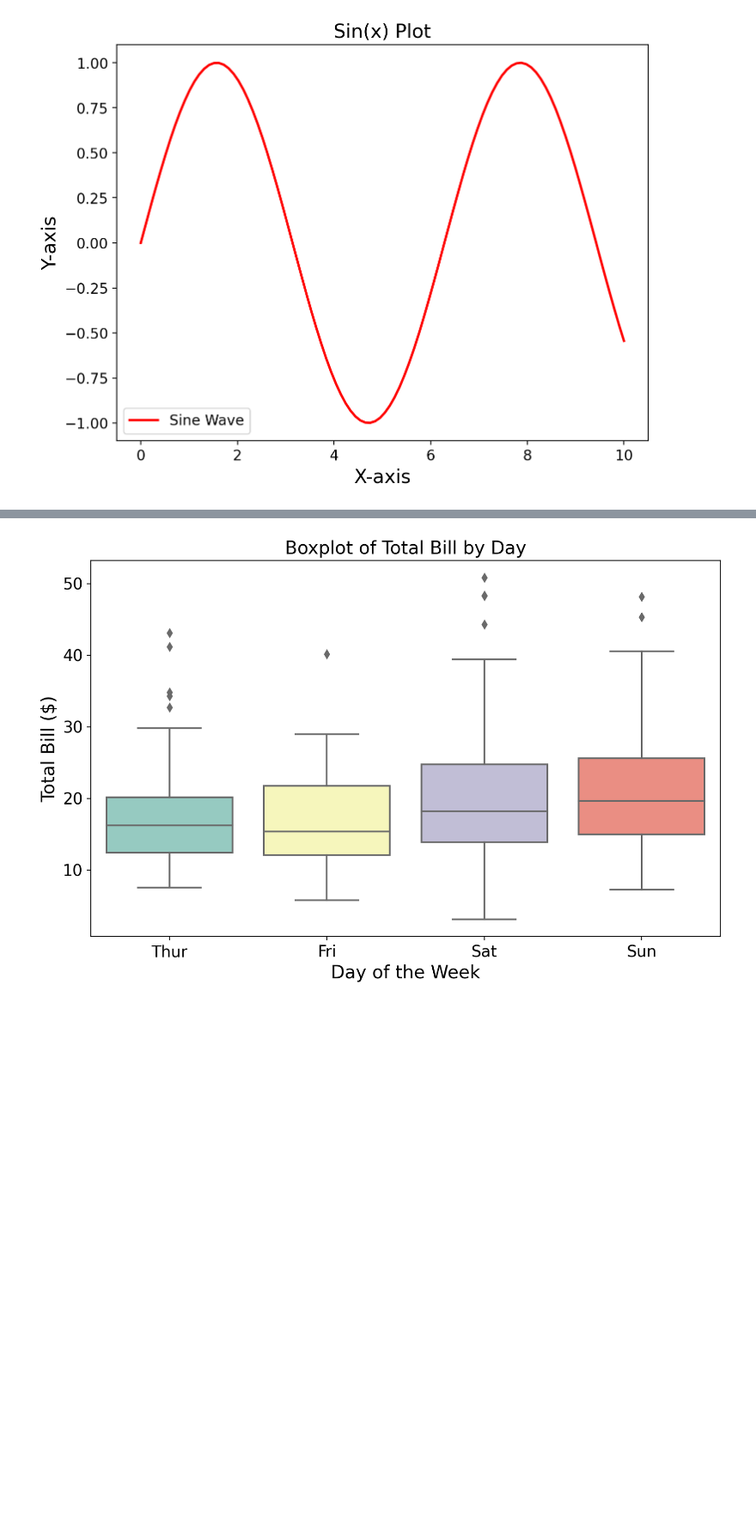
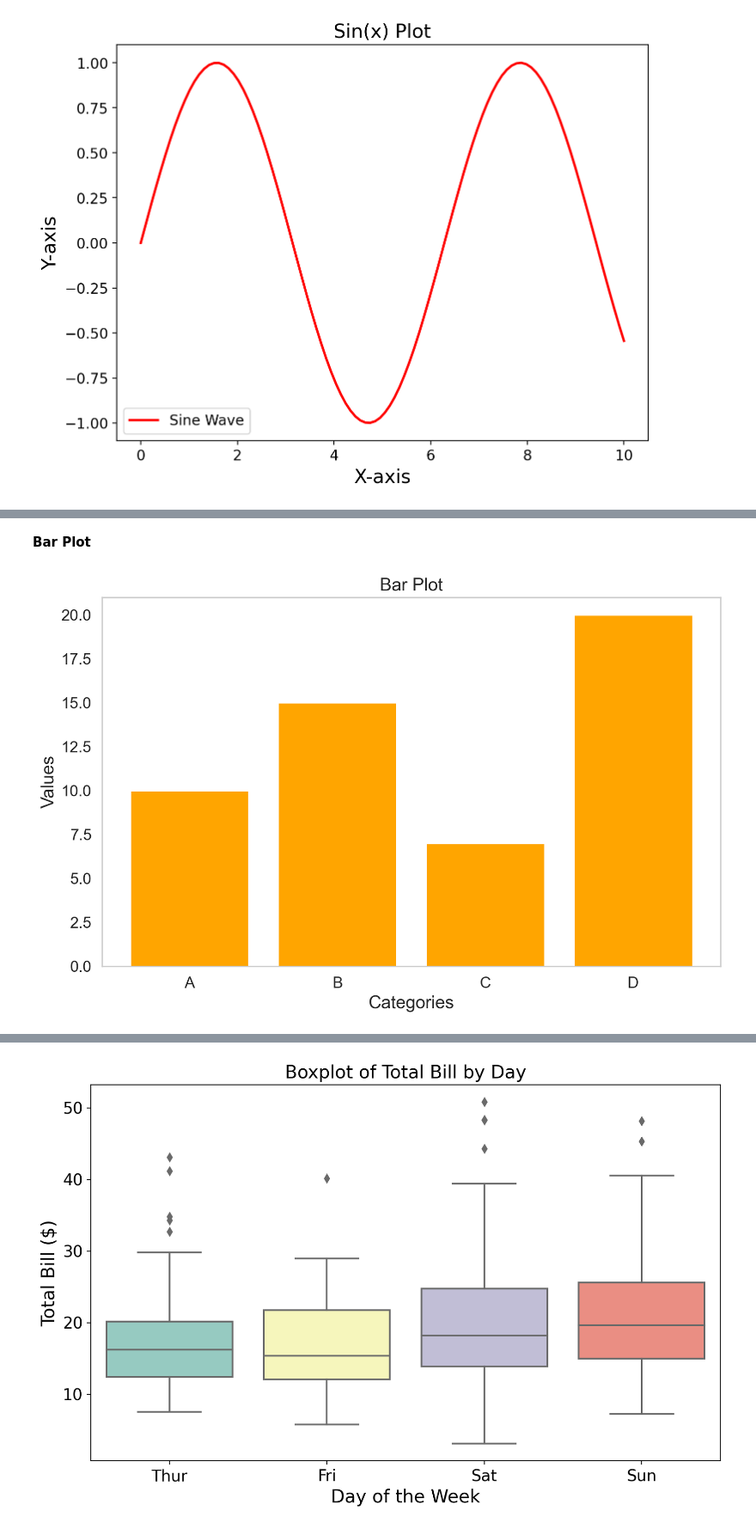
Before and after one commit to extaraordinary/data_visualization, a Jupyter notebook: data_visualization_notebook.ipynb, the cells around one changed output, grey strips where cells are left out. Shown at 86% size. Drawn from its saved outputs; the diff is of its cells as text; code cells hidden in the pictures; blank space fills up the shorter version.

```diff
--- a/data_visualization_notebook.ipynb
+++ b/data_visualization_notebook.ipynb
@@ -56,0 +84,19 @@ plt.show()
+# %% [markdown]
+**Bar Plot**
+# %%
+# Data
+categories = ['A', 'B', 'C', 'D']
+values = [10, 15, 7, 20]
+
+# Bar Plot
+plt.figure(figsize=(10, 6), dpi=200)
+plt.bar(categories, values, color='orange')
+plt.title('Bar Plot', fontsize=16)
+plt.xlabel('Categories', fontsize=16)
+plt.ylabel('Values', fontsize=16)
+plt.xticks(fontsize=14)
+plt.yticks(fontsize=14)
+plt.grid(False)
+plt.show()
+# %% [output]
+[figure, added]
```
Also changed, not shown: parts of 51 cells of this notebook.
